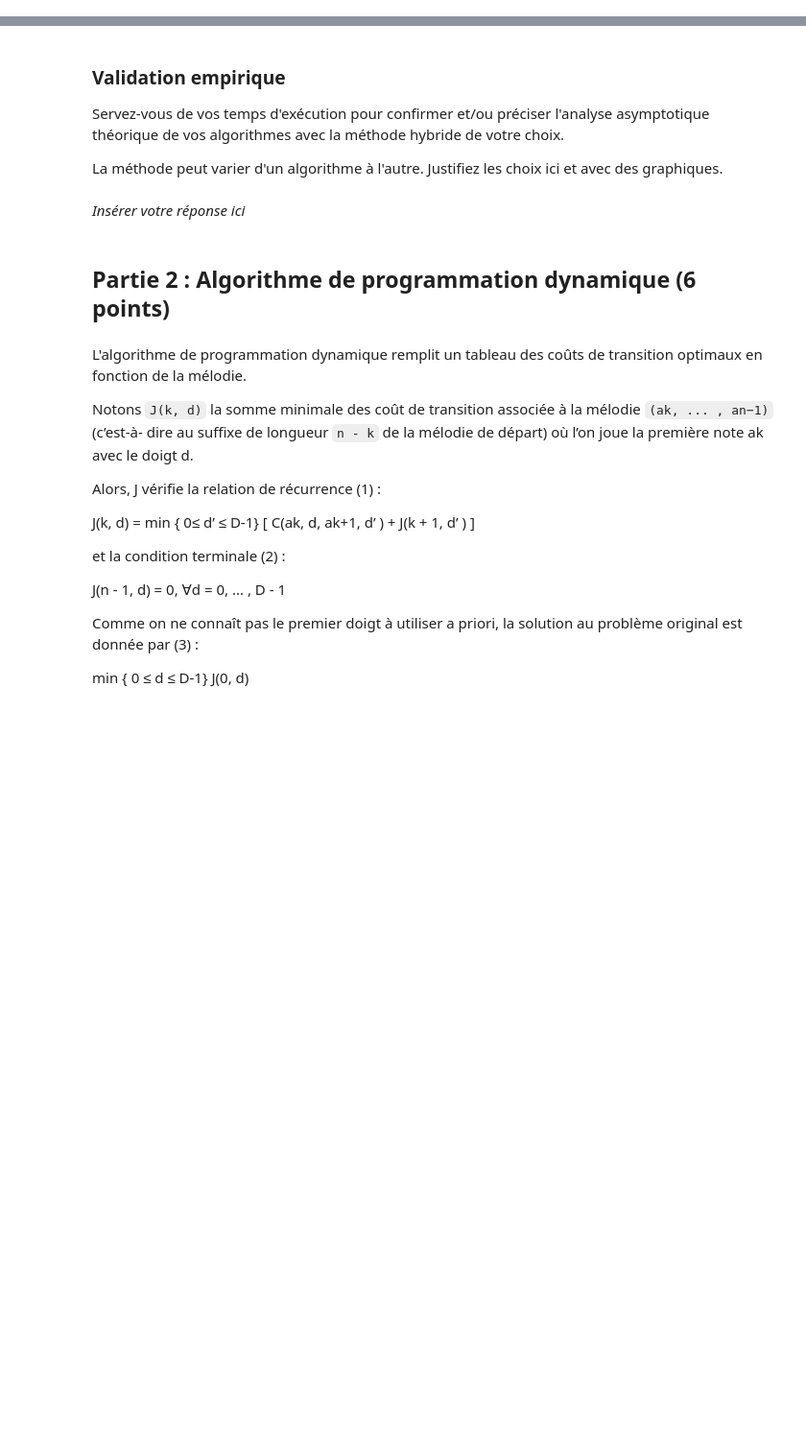
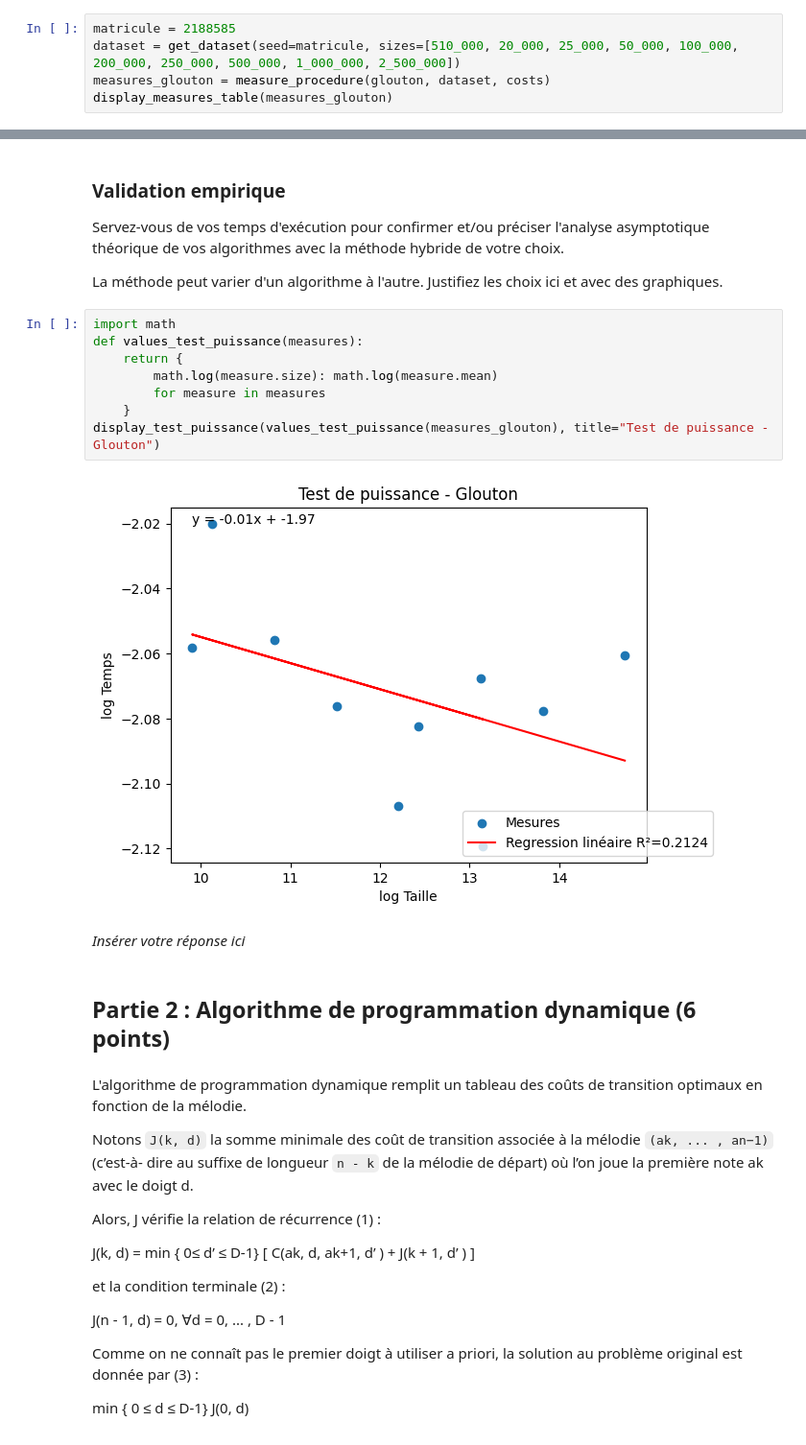
Before and after one commit to TPerronTouchette/INF8775, a Jupyter notebook: TP2-A25/Perron-Touchette_2201589_Benouhoud_2188585.ipynb, the cells around one changed output, grey strips where cells are left out. Shown at 96% size. Saved outputs shown, nothing was run; the diff lists cells and outputs as text; blank space fills up the shorter version.

Commit message:
avancer glouton

```diff
--- a/TP2-A25/Perron-Touchette_2201589_Benouhoud_2188585.ipynb
+++ b/TP2-A25/Perron-Touchette_2201589_Benouhoud_2188585.ipynb
@@ -405,0 +398,5 @@ Coût donné : 374
+# %%
+matricule = 2188585
+dataset = get_dataset(seed=matricule, sizes=[510_000, 20_000, 25_000, 50_000, 100_000, 200_000, 250_000, 500_000, 1_000_000, 2_500_000])
+measures_glouton = measure_procedure(glouton, dataset, costs)
+display_measures_table(measures_glouton)
@@ -409,6 +418,16 @@ Coût donné : 374
 Servez-vous de vos temps d'exécution pour confirmer et/ou préciser l'analyse asymptotique théorique de vos algorithmes avec la méthode hybride de votre choix.
 
 La méthode peut varier d'un algorithme à l'autre. Justifiez les choix ici et avec des graphiques.
+# %%
+import math
+def values_test_puissance(measures):
+    return {
+        math.log(measure.size): math.log(measure.mean)
+        for measure in measures
+    }
+display_test_puissance(values_test_puissance(measures_glouton), title="Test de puissance - Glouton")
+# %% [output]
+[figure, added]
 # %% [markdown]
 *Insérer votre réponse ici*
 # %% [markdown]
```
Also changed, not shown: parts of 4 cells of this notebook.
